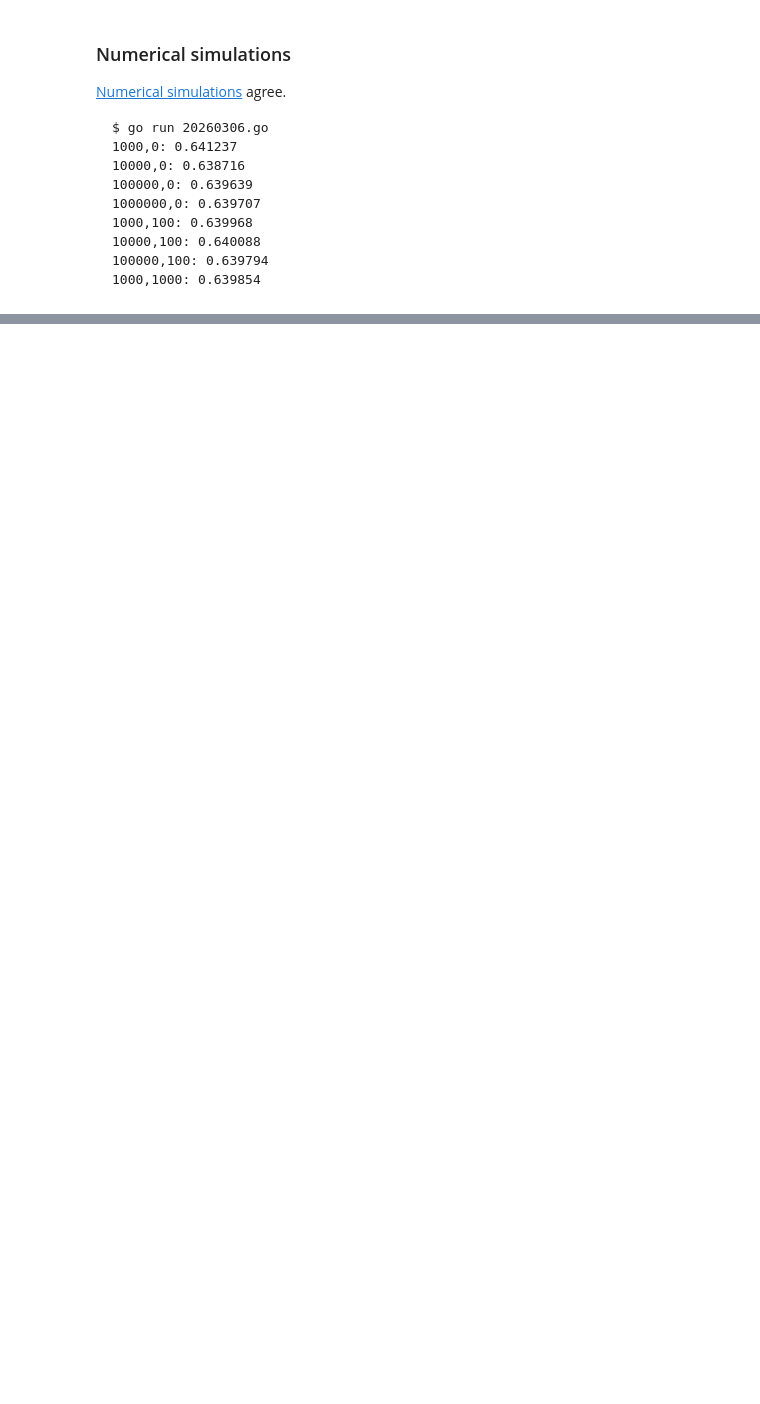
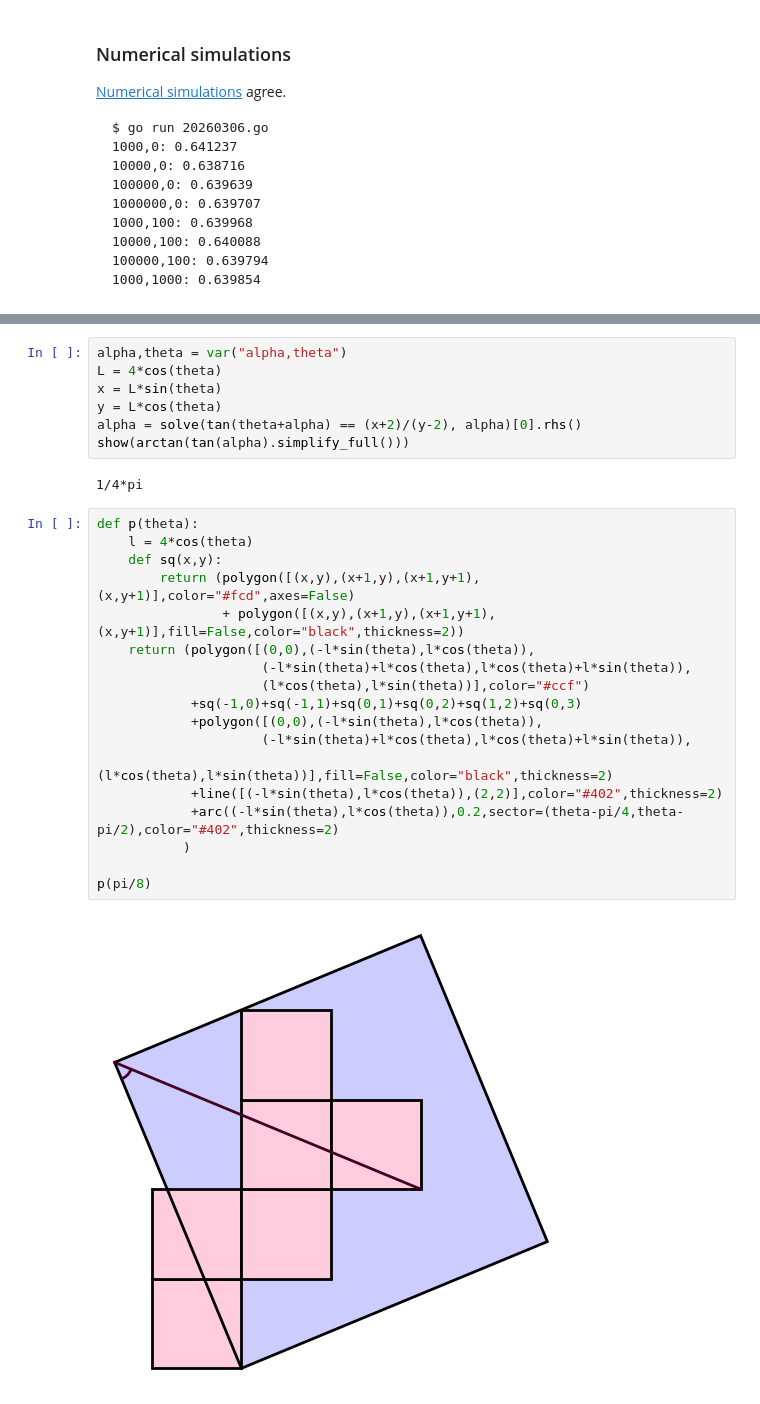
Before and after one commit to qpliu/sunday-puzzle, a Jupyter notebook: riddler/2026/20260306.ipynb, the cells around one changed output, grey strips where cells are left out. Saved outputs shown, nothing was run; the diff lists cells and outputs as text; blank space fills up the shorter version.

```diff
--- a/riddler/2026/20260306.ipynb
+++ b/riddler/2026/20260306.ipynb
@@ -108,0 +119,29 @@ monte_carlo_integral(integrand,[0,0,0],[1,1,pi],10000000)
+# %%
+alpha,theta = var("alpha,theta")
+L = 4*cos(theta)
+x = L*sin(theta)
+y = L*cos(theta)
+alpha = solve(tan(theta+alpha) == (x+2)/(y-2), alpha)[0].rhs()
+show(arctan(tan(alpha).simplify_full()))
+# %% [output]
+1/4*pi
+# %%
+def p(theta):
+    l = 4*cos(theta)
+    def sq(x,y):
+        return (polygon([(x,y),(x+1,y),(x+1,y+1),(x,y+1)],color="#fcd",axes=False)
+                + polygon([(x,y),(x+1,y),(x+1,y+1),(x,y+1)],fill=False,color="black",thickness=2))
+    return (polygon([(0,0),(-l*sin(theta),l*cos(theta)),
+                     (-l*sin(theta)+l*cos(theta),l*cos(theta)+l*sin(theta)),
+                     (l*cos(theta),l*sin(theta))],color="#ccf")
+            +sq(-1,0)+sq(-1,1)+sq(0,1)+sq(0,2)+sq(1,2)+sq(0,3)
+            +polygon([(0,0),(-l*sin(theta),l*cos(theta)),
+                     (-l*sin(theta)+l*cos(theta),l*cos(theta)+l*sin(theta)),
+                     (l*cos(theta),l*sin(theta))],fill=False,color="black",thickness=2)
+            +line([(-l*sin(theta),l*cos(theta)),(2,2)],color="#402",thickness=2)
+            +arc((-l*sin(theta),l*cos(theta)),0.2,sector=(theta-pi/4,theta-pi/2),color="#402",thickness=2)
+           )
+
+p(pi/8)
+# %% [output]
+[figure, added]
```
Also changed, not shown: parts of 3 cells of this notebook.
